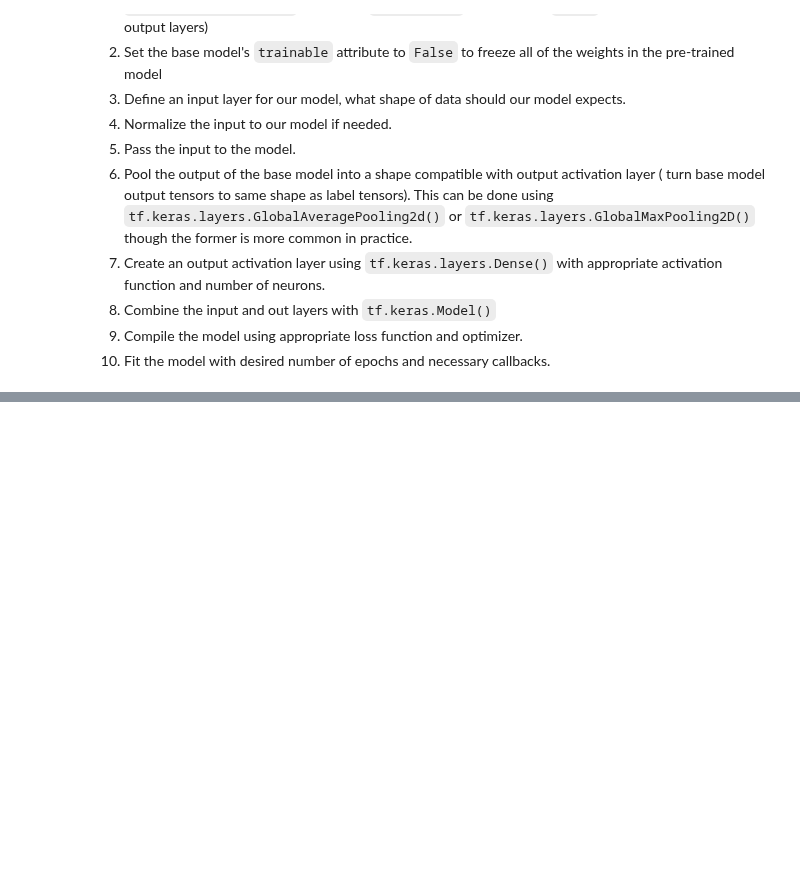
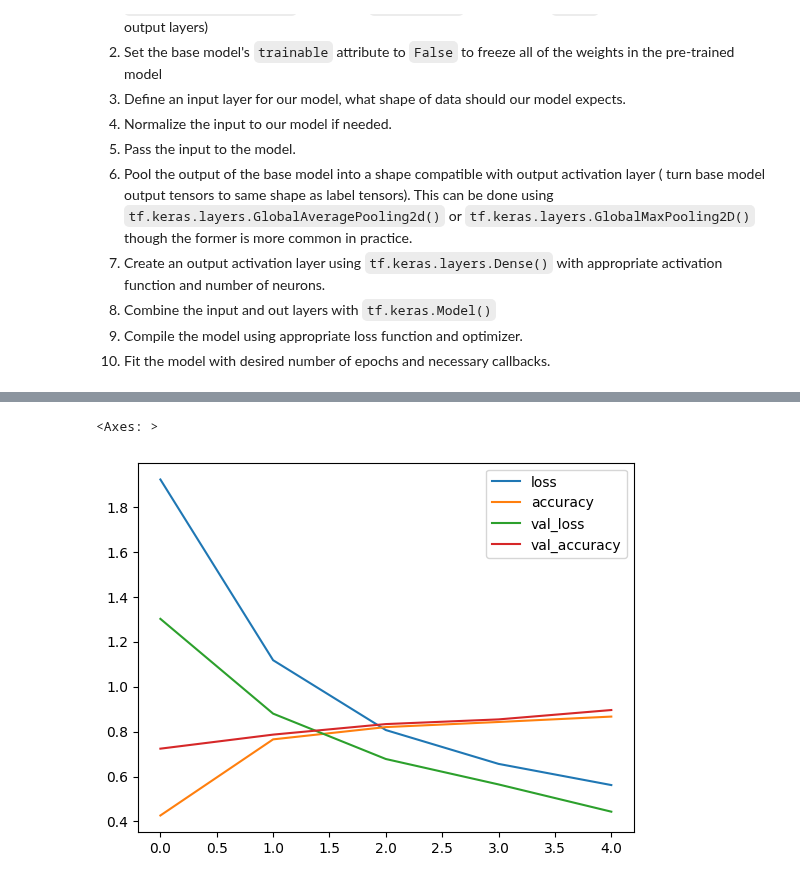
Before and after one commit to bikash119/learn_tensorflow, a Jupyter notebook: learn_tf_009.ipynb, the cells around one changed output, grey strips where cells are left out. Saved outputs shown, nothing was run; the diff lists cells and outputs as text; code cells hidden in the pictures; blank space fills up the shorter version.

```diff
--- a/learn_tf_009.ipynb
+++ b/learn_tf_009.ipynb
@@ -231,0 +243,6 @@ Epoch 5/5
+# %%
+import pandas as pd
+pd.DataFrame(effnetb0_history.history).plot()
+# %% [output]
+<Axes: >
+[figure, added]
```
Also changed, not shown: parts of 9 cells of this notebook.
